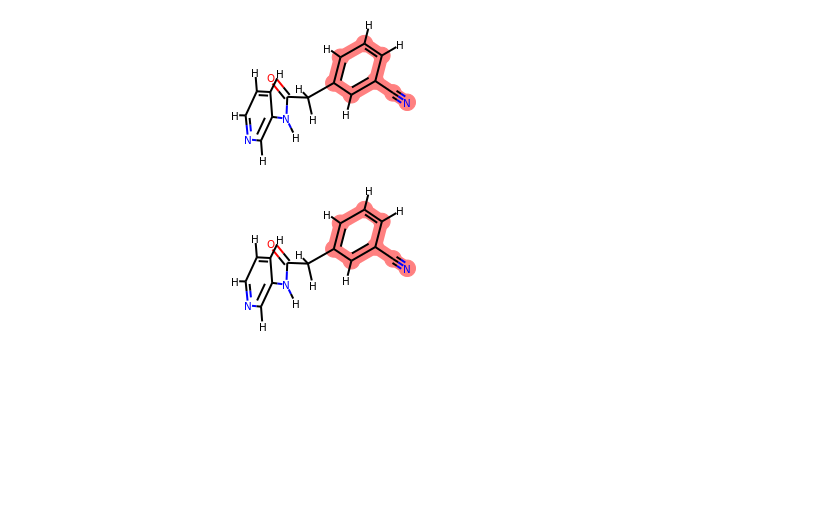
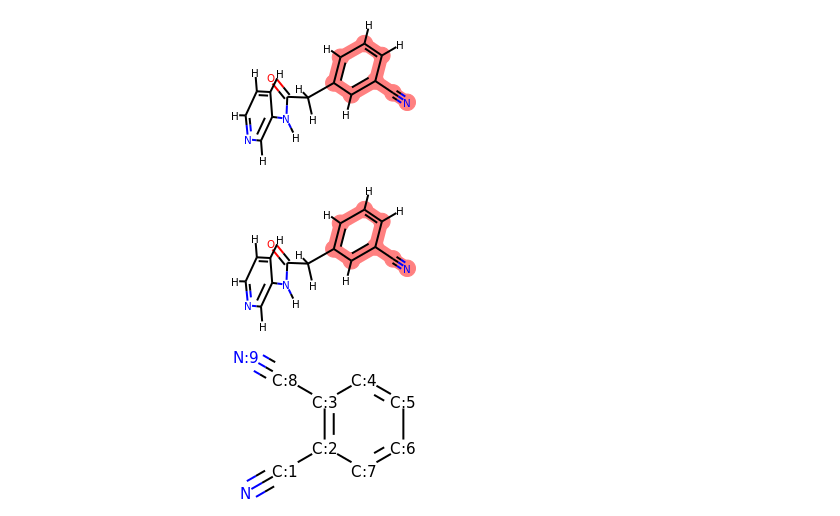
Before and after one commit to Waztom/xchem-notebooks, a Jupyter notebook: MultiConstrainEmbed.ipynb, the cells around one changed output. Saved outputs shown, nothing was run; the diff lists cells and outputs as text; code cells hidden in the pictures; blank space fills up the shorter version.

Commit message:
Adding some sanity checks

```diff
--- a/MultiConstrainEmbed.ipynb
+++ b/MultiConstrainEmbed.ipynb
@@ -116,3 +120,17 @@ test_orig_func = AllChem.ConstrainedEmbed(mol_1, core)
 test_orig_func
 # %% [output]
 [figure]
+# %%
+# Helper function (Thanks Tim) for assigning atom ids
+# for drawing structures
+def mol_with_atom_index(mol):
+    for atom in mol.GetAtoms():
+        atom.SetAtomMapNum(atom.GetIdx())
+    return mol
+# %%
+# Let's do some sanity checks
+# First let's see what the rdkit GetSubstructMatch vs GetSubstructMatches outputs?
+test_mol = Chem.MolFromSmiles("N#CC1=C(C=CC=C1)C#N")
+mol_with_atom_index(test_mol)
+# %% [output]
+[figure, added]
```
Also changed, not shown: parts of 14 cells of this notebook.
